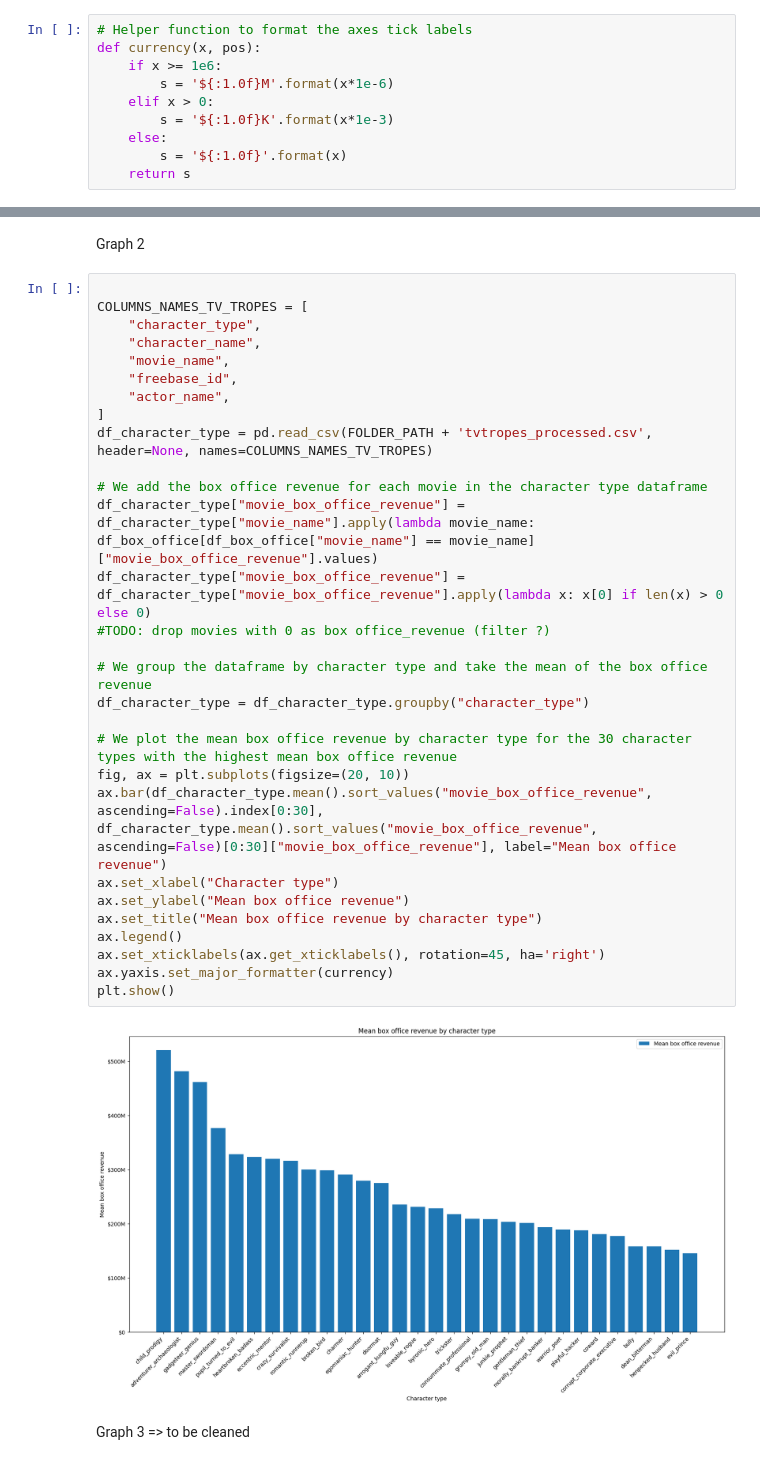
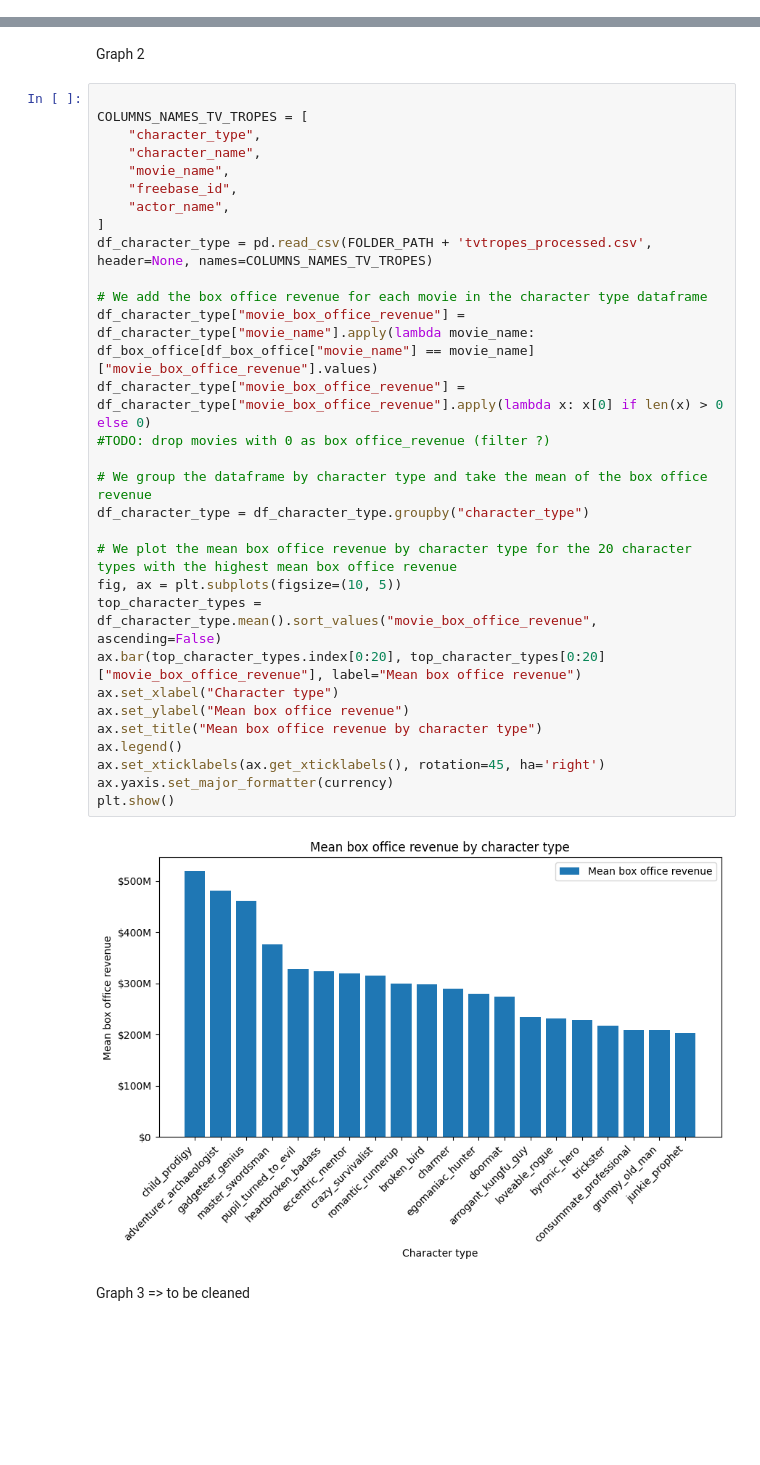
Before and after one commit to epfl-ada/ada-2022-project-r4d4r, a Jupyter notebook: R1.ipynb, the cells around one changed output, grey strips where cells are left out. Saved outputs shown, nothing was run; the diff lists cells and outputs as text; blank space fills up the shorter version.

```diff
--- a/R1.ipynb
+++ b/R1.ipynb
@@ -23,15 +16,5 @@ df.head()
 # %% [markdown]
 ### Analysis for research question n*1
-# %%
-# Helper function to format the axes tick labels
-def currency(x, pos):
-    if x >= 1e6:
-        s = '${:1.0f}M'.format(x*1e-6)
-    elif x > 0:
-        s = '${:1.0f}K'.format(x*1e-3)
-    else:
-        s = '${:1.0f}'.format(x)
-    return s
 # %% [markdown]
 Graph 1
 # %%
@@ -72,33 +41,34 @@ Graph 2
 # %%
 
 COLUMNS_NAMES_TV_TROPES = [
     "character_type",
     "character_name",
     "movie_name",
     "freebase_id",
     "actor_name",
 ]
 df_character_type = pd.read_csv(FOLDER_PATH + 'tvtropes_processed.csv', header=None, names=COLUMNS_NAMES_TV_TROPES)
 
 # We add the box office revenue for each movie in the character type dataframe
 df_character_type["movie_box_office_revenue"] = df_character_type["movie_name"].apply(lambda movie_name: df_box_office[df_box_office["movie_name"] == movie_name]["movie_box_office_revenue"].values)
 df_character_type["movie_box_office_revenue"] = df_character_type["movie_box_office_revenue"].apply(lambda x: x[0] if len(x) > 0 else 0)
 #TODO: drop movies with 0 as box office_revenue (filter ?)
 
 # We group the dataframe by character type and take the mean of the box office revenue
 df_character_type = df_character_type.groupby("character_type")
 
-# We plot the mean box office revenue by character type for the 30 character types with the highest mean box office revenue
-fig, ax = plt.subplots(figsize=(20, 10))
-ax.bar(df_character_type.mean().sort_values("movie_box_office_revenue", ascending=False).index[0:30], df_character_type.mean().sort_values("movie_box_office_revenue", ascending=False)[0:30]["movie_box_office_revenue"], label="Mean box office revenue")
+# We plot the mean box office revenue by character type for the 20 character types with the highest mean box office revenue
+fig, ax = plt.subplots(figsize=(10, 5))
+top_character_types = df_character_type.mean().sort_values("movie_box_office_revenue", ascending=False)
+ax.bar(top_character_types.index[0:20], top_character_types[0:20]["movie_box_office_revenue"], label="Mean box office revenue")
 ax.set_xlabel("Character type")
 ax.set_ylabel("Mean box office revenue")
 ax.set_title("Mean box office revenue by character type")
 ax.legend()
 ax.set_xticklabels(ax.get_xticklabels(), rotation=45, ha='right')
 ax.yaxis.set_major_formatter(currency)
 plt.show()
 # %% [output]
-[figure, old version]
+[figure, new version]
 # %% [markdown]
 Graph 3 => to be cleaned
```
Also changed, not shown: parts of 11 cells of this notebook.
